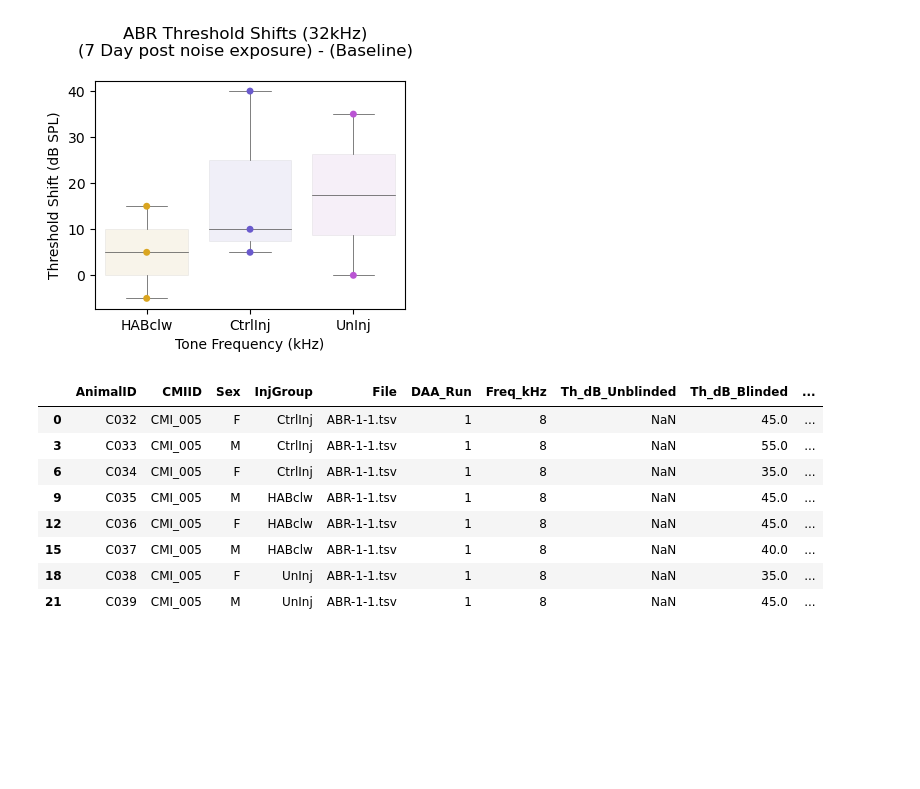
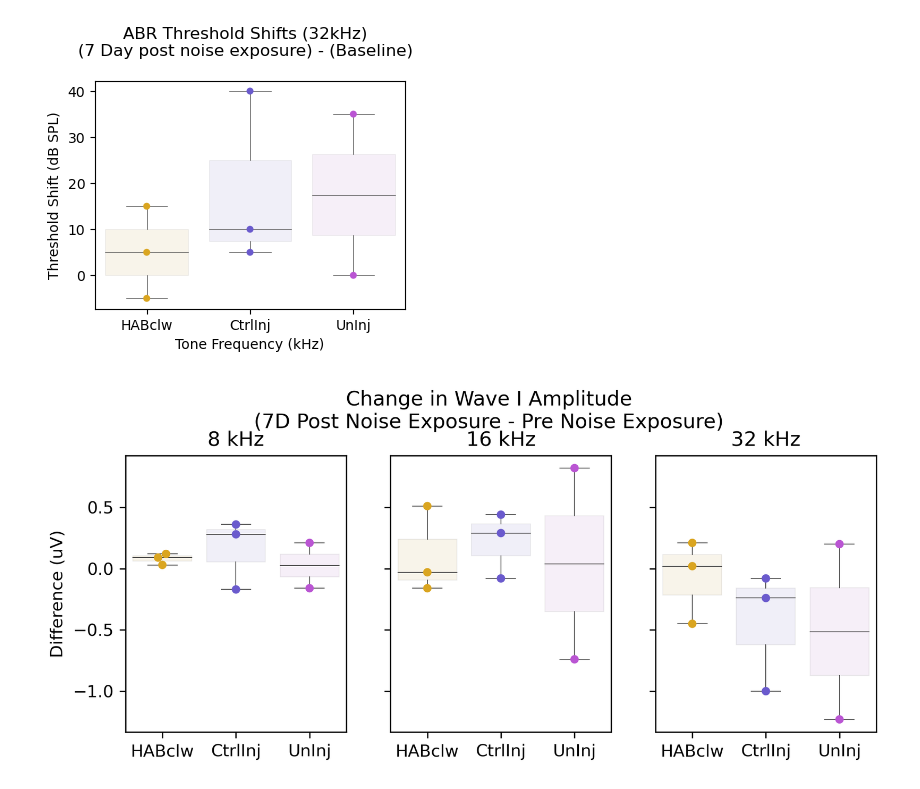
Before and after one commit to engineeringjoy/DAA_Analyzer, a Jupyter notebook: DAAAnalyzer_3.0_ThresholdShiftCalc_2TP.ipynb, the cells around one changed output. Saved outputs shown, nothing was run; the diff lists cells and outputs as text; code cells hidden in the pictures; blank space fills up the shorter version.

```diff
--- a/DAAAnalyzer_3.0_ThresholdShiftCalc_2TP.ipynb
+++ b/DAAAnalyzer_3.0_ThresholdShiftCalc_2TP.ipynb
@@ -140,6 +140,12 @@ for an in dfABRThs['AnimalID'].unique():
             thSt = dfABRThs[(dfABRThs['AnimalID']==an) & (dfABRThs['DAA_Run']==daaRuns[i])&(dfABRThs['Freq_kHz']==freq)]['Th_dB_Blinded'].values[0]
             thEnd = dfABRThs[(dfABRThs['AnimalID']==an) & (dfABRThs['DAA_Run']==daaRuns[i+1])& (dfABRThs['Freq_kHz']==freq)]['Th_dB_Blinded'].values[0]
             thShift = thEnd - thSt
+
+            # Get the wave I amplitude at 80 dB
+            woSt = dfABRThs[(dfABRThs['AnimalID']==an) & (dfABRThs['DAA_Run']==daaRuns[i])&(dfABRThs['Freq_kHz']==freq)]['W1uV_80dB'].values[0]
+            woEnd = dfABRThs[(dfABRThs['AnimalID']==an) & (dfABRThs['DAA_Run']==daaRuns[i+1])& (dfABRThs['Freq_kHz']==freq)]['W1uV_80dB'].values[0]
+            woChange = woEnd - woSt
+
             if (len(daaRuns)==2):
                 # There are only two time points and the final threshold shift is just the thShift
                 thShiftFinal = thShift
@@ -151,5 +157,6 @@ for an in dfABRThs['AnimalID'].unique():
             # Create a subset of the original df to build on
             dfSS = dfABRThs[(dfABRThs['AnimalID']==an) & (dfABRThs['DAA_Run']==i+1)&(dfABRThs['Freq_kHz']==freq)].copy()
             dfSS['Shift_'+str(i+1)+'to'+str(i+2)] = thShift
+            dfSS['W1Change_'+str(i+1)+'to'+str(i+2)+'_uV'] = woChange
             dfSS['Shift_Final'] = thShiftFinal
             dfABRShifts = pd.concat([dfABRShifts, dfSS])
@@ -218,15 +209,62 @@ ax1.get_legend().remove()
 plt.savefig(dirGpABRPlts+prepID+'.ABRThresholdShift.BoxSwarm.32kHz.Shift_1to3.png',  bbox_inches='tight', dpi = 300,format = 'png')
 # %% [output]
 [figure]
-# %%
-dfABRShifts[Shift]
-# %% [output]
-|  | AnimalID | CMIID | Sex | InjGroup | File | DAA_Run | Freq_kHz | Th_dB_Unblinded | Th_dB_Blinded | ... |
-| 0 | C032 | CMI_005 | F | CtrlInj | ABR-1-1.tsv | 1 | 8 | NaN | 45.0 | ... |
-| 3 | C033 | CMI_005 | M | CtrlInj | ABR-1-1.tsv | 1 | 8 | NaN | 55.0 | ... |
-| 6 | C034 | CMI_005 | F | CtrlInj | ABR-1-1.tsv | 1 | 8 | NaN | 35.0 | ... |
-| 9 | C035 | CMI_005 | M | HABclw | ABR-1-1.tsv | 1 | 8 | NaN | 45.0 | ... |
-| 12 | C036 | CMI_005 | F | HABclw | ABR-1-1.tsv | 1 | 8 | NaN | 45.0 | ... |
-| 15 | C037 | CMI_005 | M | HABclw | ABR-1-1.tsv | 1 | 8 | NaN | 40.0 | ... |
-| 18 | C038 | CMI_005 | F | UnInj | ABR-1-1.tsv | 1 | 8 | NaN | 35.0 | ... |
-| 21 | C039 | CMI_005 | M | UnInj | ABR-1-1.tsv | 1 | 8 | NaN | 45.0 | ... |
+# %%
+
+# Parameters for plotting
+conditions = ["HABclw","CtrlInj","UnInj"]
+pltOrder = conditions
+colors = {pltOrder[0]:'goldenrod' , pltOrder[1]:'slateblue', pltOrder[2]:'mediumorchid'}
+legColors = ["goldenrod", "slateblue","mediumorchid"]
+# tdTom(+) threshold - Threshold for a synapse to be considered associated with tdTom+ fiber
+tdTomThre = 0.18
+
+
+# *** SET PLOT SPECIFIC PARAMETERS ***
+plot = 'ABRThresholdShift.Lineplot.Shift_1to3'
+plottype = 'BoxSwarm'
+title = 'Change in Wave I Amplitude\n(7D Post Noise Exposure - Pre Noise Exposure)'
+hue = 'InjGroup'
+x = 'InjGroup'
+y = 'W1Change_1to2_uV'
+ymin = -5
+ymax = 45
+xlab = ''
+ylab = 'Difference (uV)'
+
+# *** MAKE PLOT ***
+fig, axes = plt.subplots(1, 3, dpi=300,figsize=(8,3), sharex = True, sharey = True)
+(ax1, ax2, ax3) = axes
+fig.suptitle(title)
+plt.subplots_adjust(top = 0.8, bottom=0.04, hspace=.4, wspace=.2)
+
+ax1 = plt.subplot(131)
+ax1.set_title('8 kHz')
+ax1 = sns.swarmplot(data=dfABRShifts[dfABRShifts['Freq_kHz']==8],x=x,y=y, hue=hue,palette=colors,order=pltOrder,legend = False, dodge = False)
+sns.boxplot(data=dfABRShifts[dfABRShifts['Freq_kHz']==8],x=x,y=y, hue=hue,palette=colors,order=pltOrder,boxprops={'alpha': 0.1}, ax=ax1, dodge = False,linewidth=.5)
+#ax1.set_ylim((ymin, ymax))
+ax1.set(xlabel=xlab)
+ax1.set(ylabel=ylab)
+ax1.get_legend().remove()
+
+ax2 = plt.subplot(132)
+ax2.set_title('16 kHz')
+ax2 = sns.swarmplot(data=dfABRShifts[dfABRShifts['Freq_kHz']==16],x=x,y=y, hue=hue,palette=colors,order=pltOrder,legend = False, dodge = False)
+sns.boxplot(data=dfABRShifts[dfABRShifts['Freq_kHz']==16],x=x,y=y, hue=hue,palette=colors,order=pltOrder,boxprops={'alpha': 0.1}, ax=ax2, dodge = False,linewidth=.5)
+#ax2.set_ylim((ymin, ymax))
+ax2.set(xlabel=xlab)
+ax2.set(ylabel='')
+ax2.get_legend().remove()
+
+ax3 = plt.subplot(133)
+ax3.set_title('32 kHz')
+ax3 = sns.swarmplot(data=dfABRShifts[dfABRShifts['Freq_kHz']==32],x=x,y=y, hue=hue,palette=colors,order=pltOrder,legend = False, dodge = False)
+sns.boxplot(data=dfABRShifts[dfABRShifts['Freq_kHz']==32],x=x,y=y, hue=hue,palette=colors,order=pltOrder,boxprops={'alpha': 0.1}, ax=ax3, dodge = False,linewidth=.5)
+#ax3.set_ylim((ymin, ymax))
+ax3.set(xlabel=xlab)
+ax3.set(ylabel='')
+ax3.get_legend().remove()
+
+plt.savefig(dirGpWOPlts+prepID+'.WaveIChange.BoxSwarm.Shift_1to3.png',  bbox_inches='tight', dpi = 300,format = 'png')
+# %% [output]
+[figure, added]
```
Also changed, not shown: parts of 2 cells of this notebook, 4 other files.
